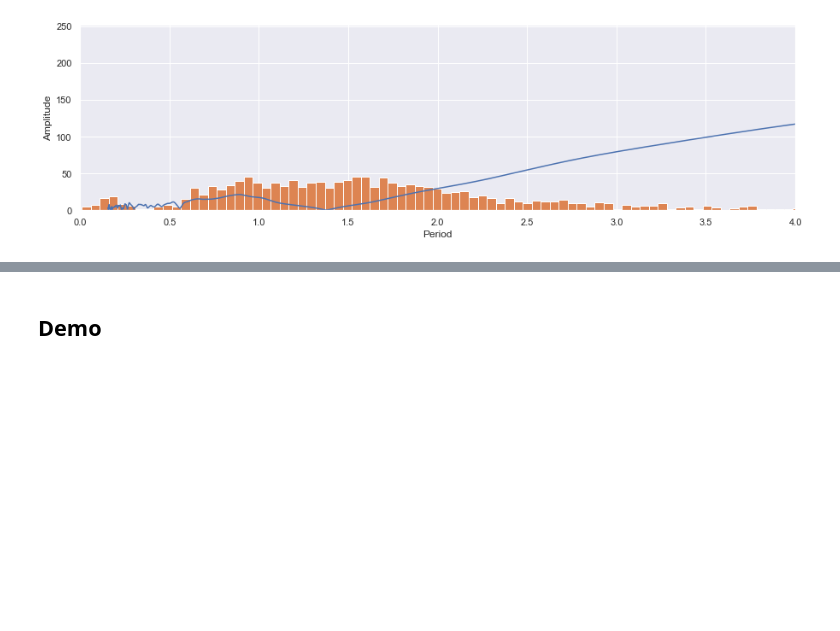
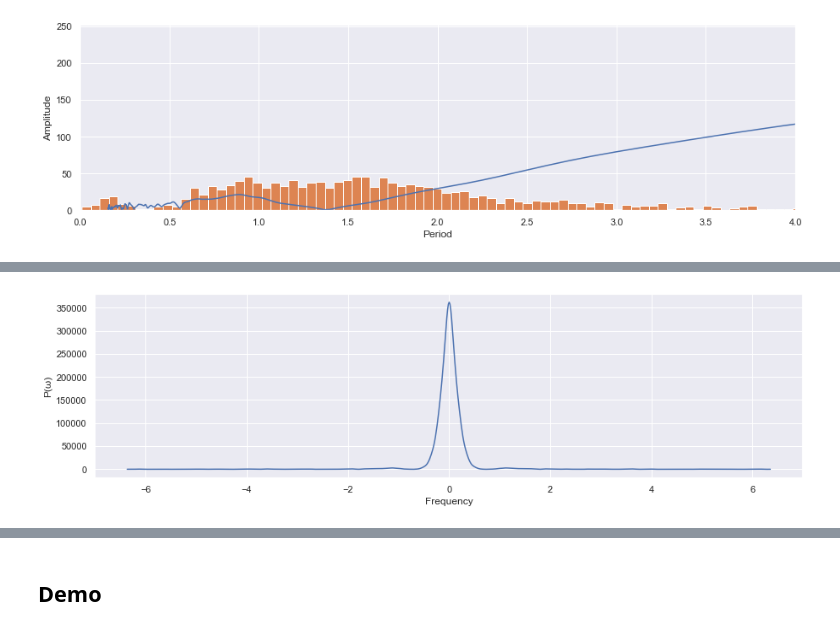
Before and after one commit to lshh125/ATAC-CNV, a Jupyter notebook: MPAL1.ipynb, the cells around one changed output, grey strips where cells are left out. Drawn from its saved outputs; the diff is of its cells as text; code cells hidden in the pictures; blank space fills up the shorter version.

```diff
--- a/MPAL1.ipynb
+++ b/MPAL1.ipynb
@@ -83,0 +141,7 @@ pass
+# %%
+plt.plot(w_list / (2 * np.pi), P_list)
+plt.xlabel("Frequency")
+plt.ylabel("P(ω)")
+pass
+# %% [output]
+[figure, added]
```
Also changed, not shown: parts of 18 cells of this notebook.
